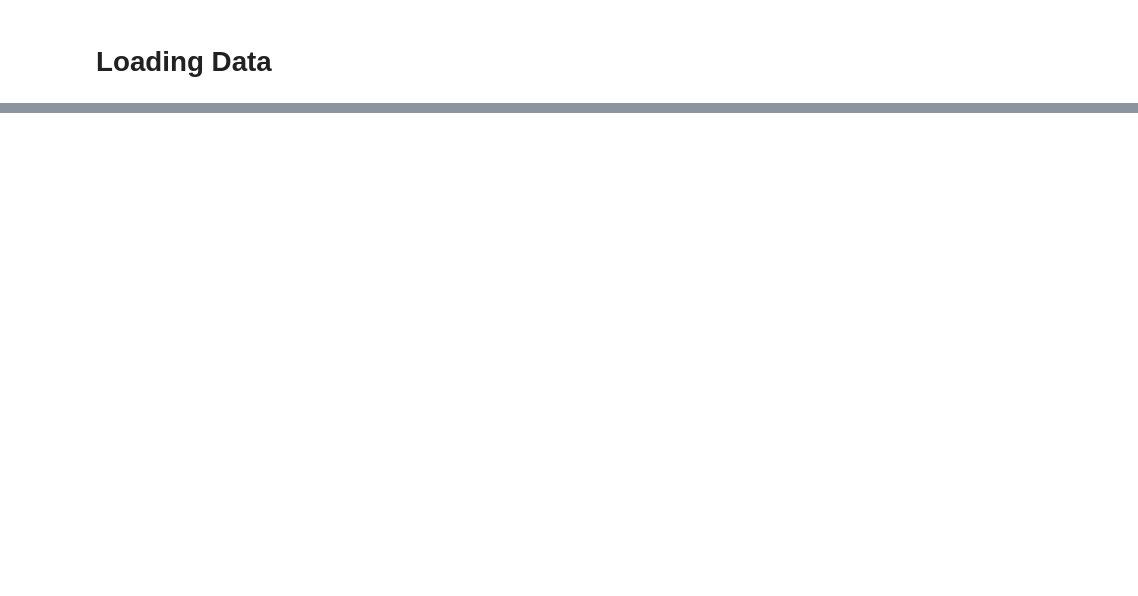
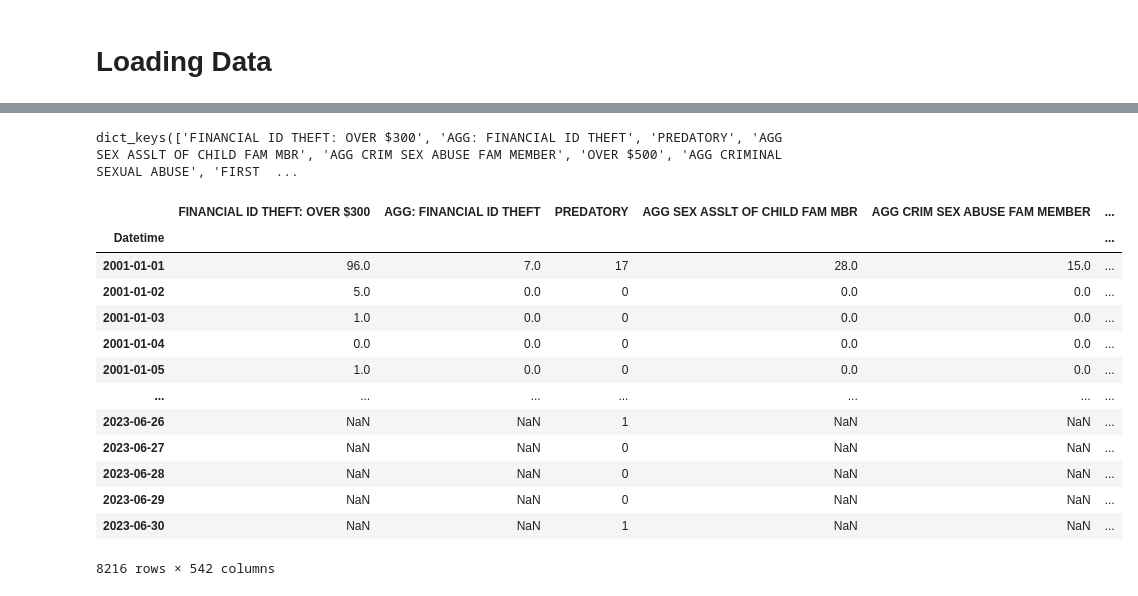
Before and after one commit to CaillahR/Chicago-Crime-Data, a Jupyter notebook: Part 1.ipynb, the cells around one changed output, grey strips where cells are left out. Cells and saved outputs as stored; diff of their text form; code cells hidden in the pictures; blank space fills up the shorter version.

```diff
--- a/Part 1.ipynb
+++ b/Part 1.ipynb
@@ -29,0 +240,5 @@ ValueError: No objects to concatenate
+# %%
+## Creating a Total # of Crimes
+# getting list of  unique crime descriptions
+crime_list = chicago_df['Description'].unique()
+crime_list
@@ -29,0 +263,34 @@ ValueError: No objects to concatenate
+# %%
+# Creating an empty dictionary
+CRIMES = {}
+# 3. Loop through the list of crimes
+for crime in crime_list:
+    # I. Save a temp df of just the rows that match the crime
+   temp = chicago_df.loc[chicago_df['Description']==crime].copy()
+    # II. Resample the temp DataFrame as Daily data (crime counts)
+    # and keep ONLY the .size()
+   temp_res = temp.resample("D").size()
+   #III. Save the temporary DataFrame in the dictionary,
+   #using the crime description as the key.
+   CRIMES[crime] = temp_res.copy()
+CRIMES.keys()
+# %% [output]
+dict_keys(['FINANCIAL ID THEFT: OVER $300', 'AGG: FINANCIAL ID THEFT', 'PREDATORY', 'AGG SEX ASSLT OF CHILD FAM MBR', 'AGG CRIM SEX ABUSE FAM MEMBER', 'OVER $500', 'AGG CRIMINAL SEXUAL ABUSE', 'FIRST  ...
+# %%
+resampled_df = pd.DataFrame(CRIMES)
+resampled_df
+# %% [output]
+|  | FINANCIAL ID THEFT: OVER $300 | AGG: FINANCIAL ID THEFT | PREDATORY | AGG SEX ASSLT OF CHILD FAM MBR | AGG CRIM SEX ABUSE FAM MEMBER | ... |
+| Datetime |  |  |  |  |  | ... |
+| 2001-01-01 | 96.0 | 7.0 | 17 | 28.0 | 15.0 | ... |
+| 2001-01-02 | 5.0 | 0.0 | 0 | 0.0 | 0.0 | ... |
+| 2001-01-03 | 1.0 | 0.0 | 0 | 0.0 | 0.0 | ... |
+| 2001-01-04 | 0.0 | 0.0 | 0 | 0.0 | 0.0 | ... |
+| 2001-01-05 | 1.0 | 0.0 | 0 | 0.0 | 0.0 | ... |
+| ... | ... | ... | ... | ... | ... | ... |
+| 2023-06-26 | NaN | NaN | 1 | NaN | NaN | ... |
+| 2023-06-27 | NaN | NaN | 0 | NaN | NaN | ... |
+| 2023-06-28 | NaN | NaN | 0 | NaN | NaN | ... |
+| 2023-06-29 | NaN | NaN | 0 | NaN | NaN | ... |
+| 2023-06-30 | NaN | NaN | 1 | NaN | NaN | ... |
+8216 rows × 542 columns
```
Also changed, not shown: parts of 36 cells of this notebook, 1 other file.
